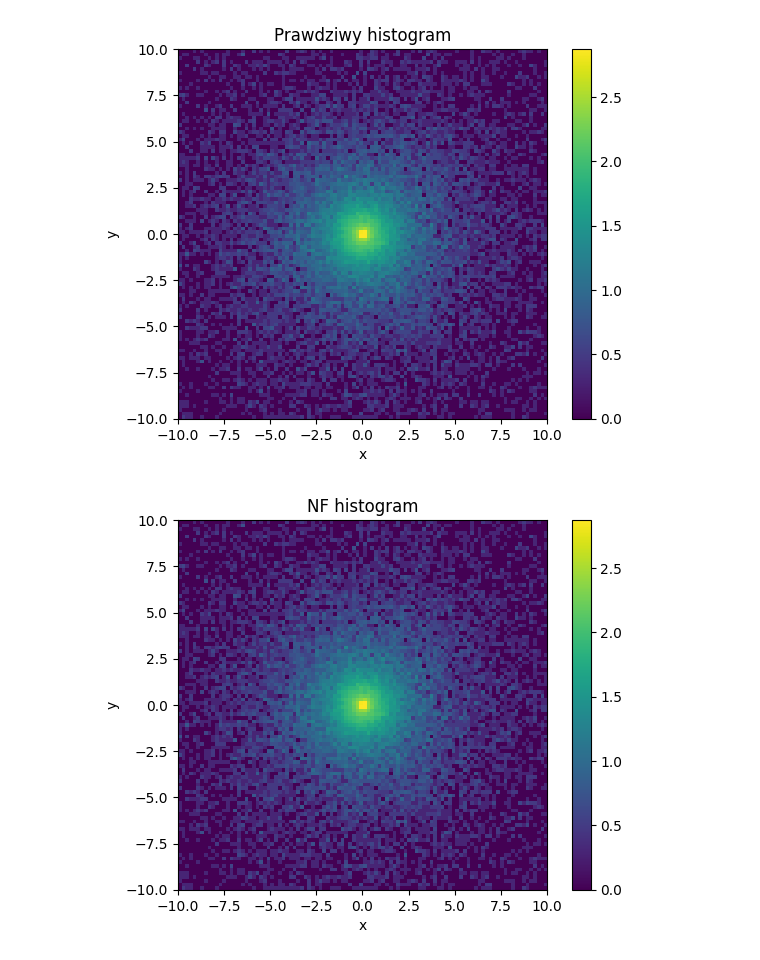
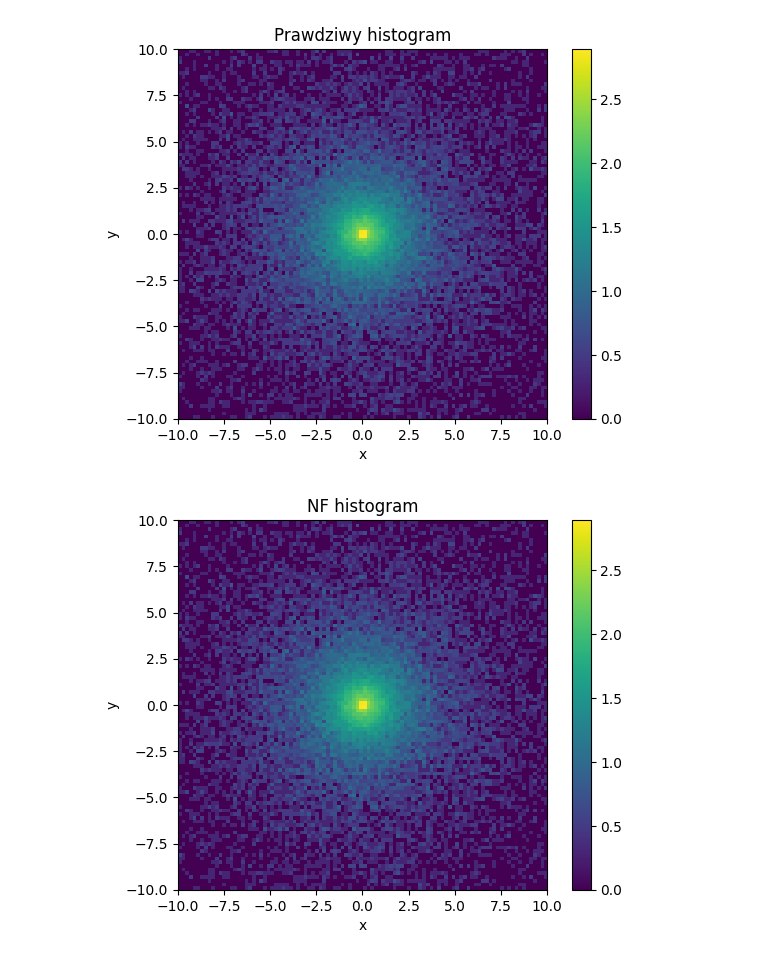
Before and after one commit to kluski777/PraktykiGAN, a Jupyter notebook: NF_model.ipynb, the cells around one changed output. Cells and saved outputs as stored; diff of their text form; code cells hidden in the pictures.

```diff
--- a/NF_model.ipynb
+++ b/NF_model.ipynb
@@ -155,3 +126,8 @@ inversed = coupling_layers.inverse( output )
+# %%
+vector_input = get_2d_data(PROBE_SIZE=BATCH_SIZE * GENERATOR_SAMPLES_TO_RETURN).T
+vector_input = torch.Tensor(vector_input).reshape(BATCH_SIZE, GENERATOR_SAMPLES_TO_RETURN // 2, 2)
+output, _ = coupling_layers.forward( vector_input )
+inversed = coupling_layers.inverse( output )
 # %%
 plt.title('Strata modelu NF')
 plt.plot(loss_history)
@@ -163,23 +139,26 @@ Text(0, 0.5, 'strata')
 # %%
-inversed_histogram, x_edges, y_edges = np.histogram2d(inversed[:, 0], inversed[:, 1], range=[[-10, 10], [-10, 10]], bins=100)
-true_histogram, x_true_edges, y_true_edges = np.histogram2d(vector_input.reshape(-1, 2)[:, 0], vector_input.reshape(-1, 2)[:, 1], range=[[-10, 10], [-10, 10]], bins=100)
+inversed_np = inversed.reshape(-1, 2).detach().numpy()
+vector_input_np = vector_input.reshape(-1, 2)
+vector_input_np = vector_input_np.detach().numpy() if isinstance(vector_input_np, torch.Tensor) else vector_input_np
+inversed_histogram, x_edges, y_edges = np.histogram2d(inversed_np[:, 0], inversed_np[:, 1], range=[[-10, 10], [-10, 10]], bins=100)
+true_histogram, x_true_edges, y_true_edges = np.histogram2d(vector_input_np[:, 0], vector_input_np[:, 1], range=[[-10, 10], [-10, 10]], bins=100)
 
 plt.title('Prawdziwy histogram')
 plt.imshow(np.log10(true_histogram + 1), extent=(x_true_edges.min(), x_true_edges.max(), y_true_edges.min(), y_true_edges.max()))
 plt.colorbar()
 plt.xlabel('x')
 plt.ylabel('y')
 plt.show()
 
 plt.title('NF histogram')
 plt.imshow(np.log10(inversed_histogram + 1), extent=(x_true_edges.min(), x_true_edges.max(), y_true_edges.min(), y_true_edges.max()))
 plt.colorbar()
 plt.xlabel('x')
 plt.ylabel('y')
 plt.show()
 # %% [output]
-[figure, old version]
+[figure, new version]
-[figure, old version]
+[figure, new version]
 # %%
 fig, ((ax1, ax2)) = plt.subplots(nrows=1, ncols=2, figsize=(15, 5))
 
```
Also changed, not shown: parts of 5 cells of this notebook, 2 other files.
